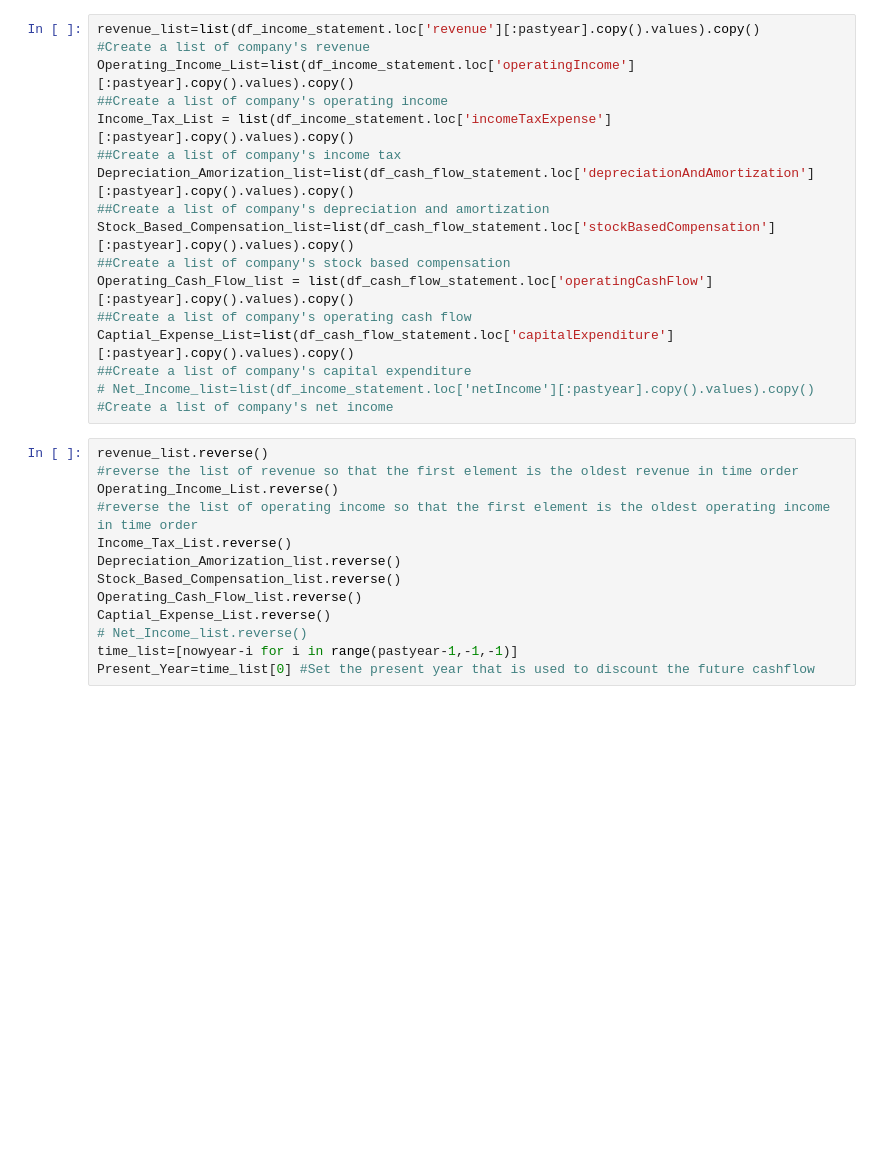
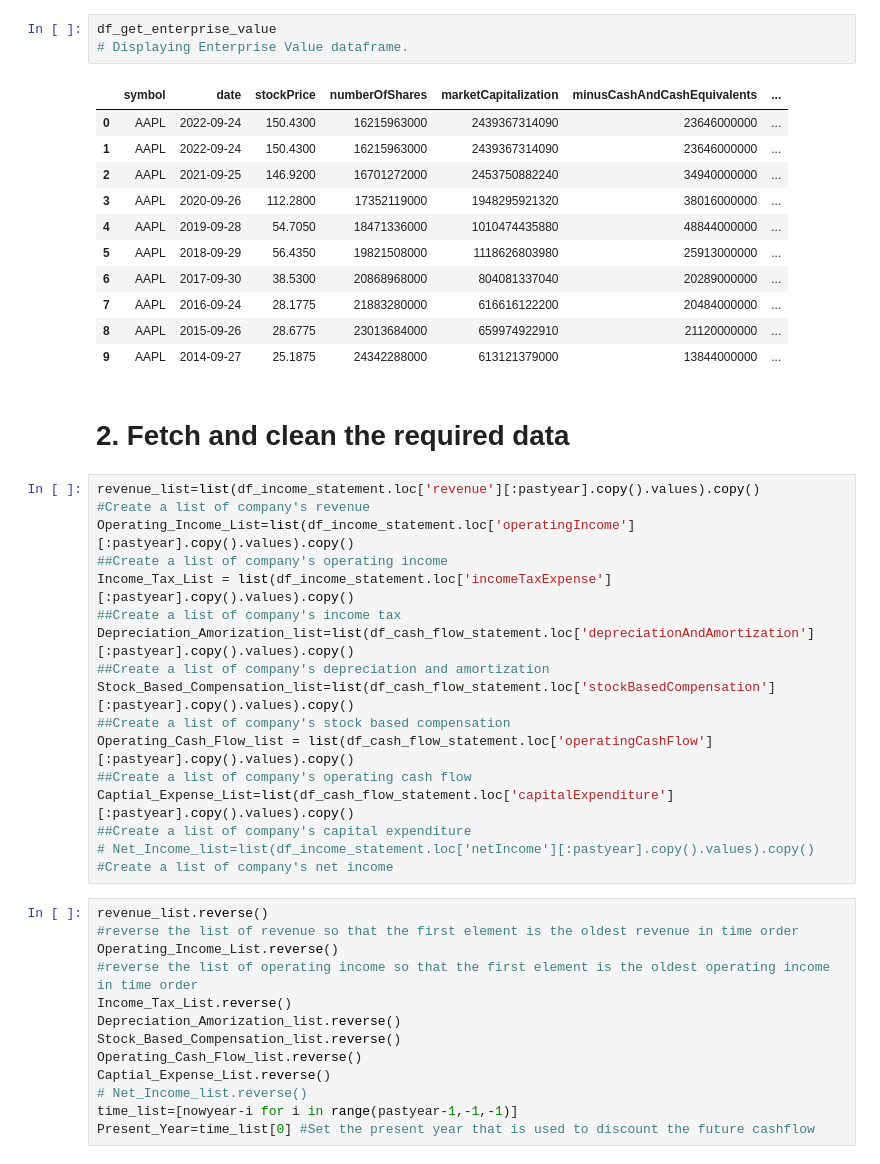
Before and after one commit to mikecai020418/Equity-PriceAnalysis, a Jupyter notebook: project.ipynb, the cells around one changed output. Drawn from its saved outputs; the diff is of its cells as text; blank space fills up the shorter version.

```diff
--- a/project.ipynb
+++ b/project.ipynb
@@ -332,3 +406,20 @@ df_get_enterprise_value = get_enterprise_value(ticker, rate=10, key=key, period=
+# %%
+df_get_enterprise_value
+# Displaying Enterprise Value dataframe.
+# %% [output]
+|  | symbol | date | stockPrice | numberOfShares | marketCapitalization | minusCashAndCashEquivalents | ... |
+| 0 | AAPL | 2022-09-24 | 150.4300 | 16215963000 | 2439367314090 | 23646000000 | ... |
+| 1 | AAPL | 2022-09-24 | 150.4300 | 16215963000 | 2439367314090 | 23646000000 | ... |
+| 2 | AAPL | 2021-09-25 | 146.9200 | 16701272000 | 2453750882240 | 34940000000 | ... |
+| 3 | AAPL | 2020-09-26 | 112.2800 | 17352119000 | 1948295921320 | 38016000000 | ... |
+| 4 | AAPL | 2019-09-28 | 54.7050 | 18471336000 | 1010474435880 | 48844000000 | ... |
+| 5 | AAPL | 2018-09-29 | 56.4350 | 19821508000 | 1118626803980 | 25913000000 | ... |
+| 6 | AAPL | 2017-09-30 | 38.5300 | 20868968000 | 804081337040 | 20289000000 | ... |
+| 7 | AAPL | 2016-09-24 | 28.1775 | 21883280000 | 616616122200 | 20484000000 | ... |
+| 8 | AAPL | 2015-09-26 | 28.6775 | 23013684000 | 659974922910 | 21120000000 | ... |
+| 9 | AAPL | 2014-09-27 | 25.1875 | 24342288000 | 613121379000 | 13844000000 | ... |
+# %% [markdown]
+# 2. Fetch and clean the required data
 # %%
 revenue_list=list(df_income_statement.loc['revenue'][:pastyear].copy().values).copy()
 #Create a list of company's revenue
```
Also changed, not shown: parts of 27 cells of this notebook.
